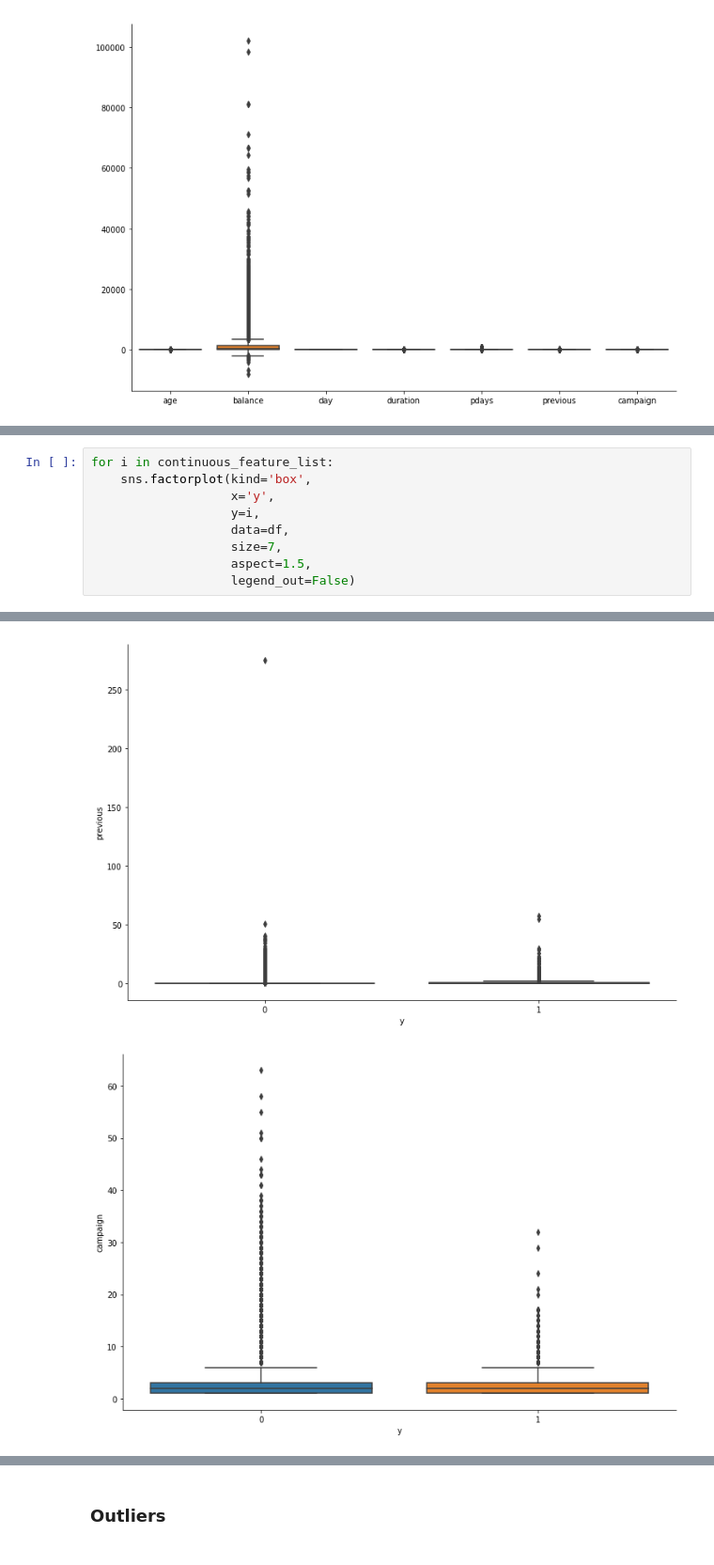
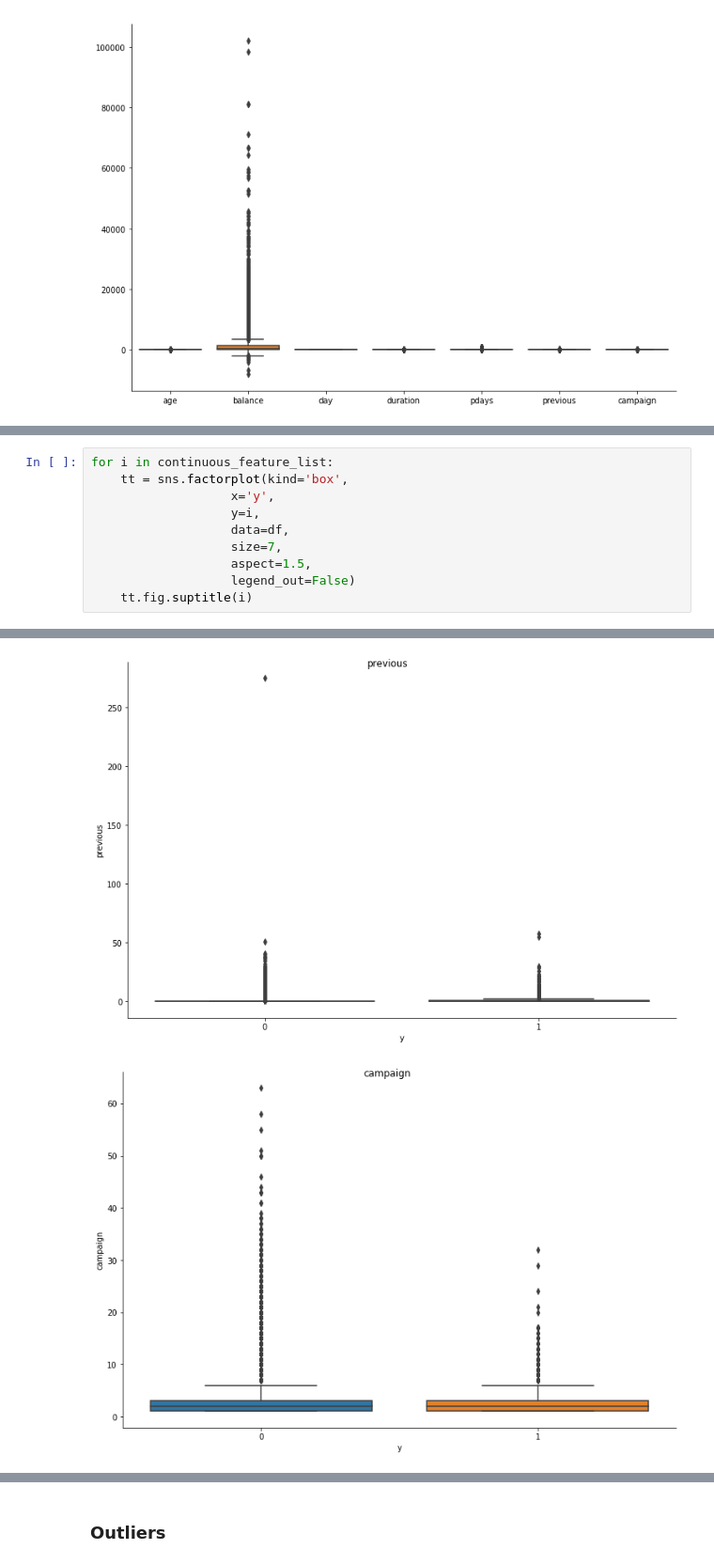
Before and after one commit to JoanMartin/UIB-MasterInBigData, a Jupyter notebook: Statistical-Learning-and-Decision-Making-II/Bank classification/Bank Classification.ipynb, the cells around one changed output, grey strips where cells are left out. Shown: that part at 94% size. Cells and saved outputs as stored; diff of their text form.

```diff
--- a/Statistical-Learning-and-Decision-Making-II/Bank classification/Bank Classification.ipynb
+++ b/Statistical-Learning-and-Decision-Making-II/Bank classification/Bank Classification.ipynb
@@ -348,10 +383,11 @@ sns.factorplot(kind='box',
 # %%
 for i in continuous_feature_list:
-    sns.factorplot(kind='box',
+    tt = sns.factorplot(kind='box',
                    x='y',
                    y=i,
                    data=df,
                    size=7,
                    aspect=1.5,
                    legend_out=False)
+    tt.fig.suptitle(i)
 # %% [output]
@@ -363,2 +399,2 @@ for i in continuous_feature_list:
-[figure, old version]
+[figure, new version]
-[figure, old version]
+[figure, new version]
```
Also changed, not shown: parts of 76 cells of this notebook.
